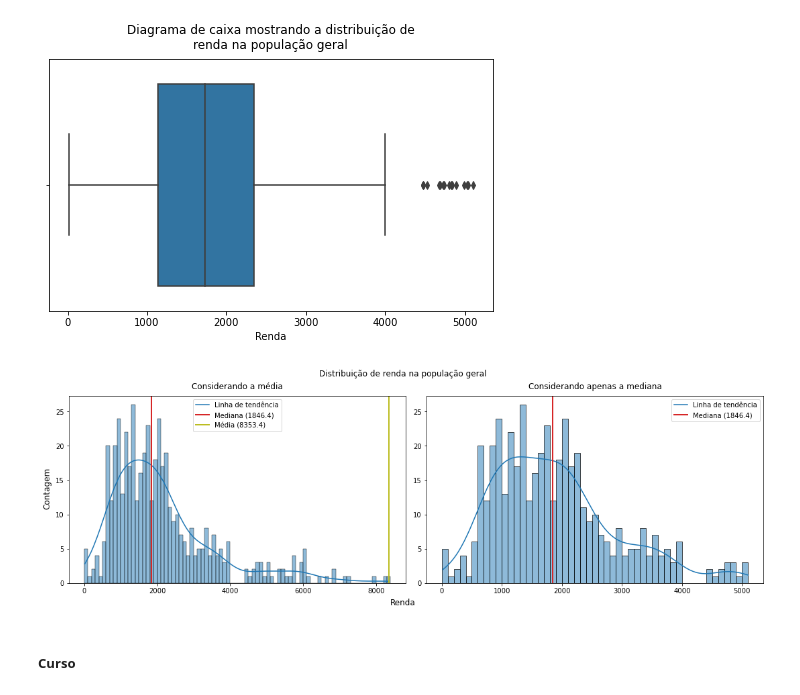
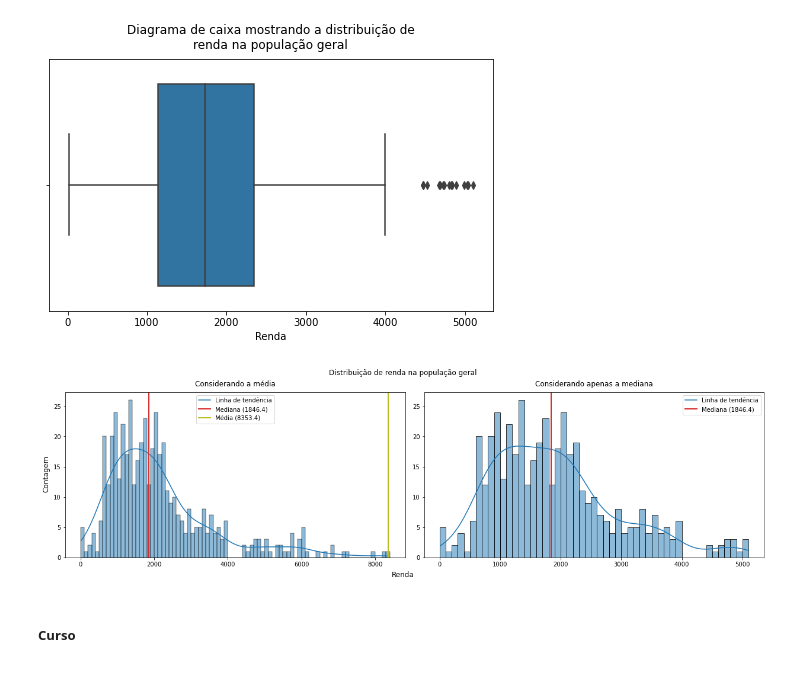
Before and after one commit to jv-porto/computer-aquisition-automation, a Jupyter notebook: projeto.ipynb, the cells around one changed output. Saved outputs shown, nothing was run; the diff lists cells and outputs as text; code cells hidden in the pictures.

```diff
--- a/projeto.ipynb
+++ b/projeto.ipynb
@@ -353,29 +402,29 @@ fig.savefig('imagens/Diagrama de caixa mostrando a distribuição de renda na po
 # %% [output]
 [figure]
 # %%
-fig, axs = plt.subplots(ncols=2, figsize=(15, 5), constrained_layout=True)
+fig, axs = plt.subplots(ncols=2, figsize=(17, 5), constrained_layout=True)
 
 graph_1 = sns.histplot(data['renda'][data['renda'] <= data['renda'].mean()], bins=np.arange(0, data['renda'].mean()+100, 100), kde=True, ax=axs[0])
 graph_1.set(xlabel='', ylabel='')
 graph_1.axvline(data['renda'].quantile(0.5), label='Mediana', color='C3', linewidth=2, linestyle='-')
 graph_1.axvline(data['renda'].mean(), label='Média', color='C8', linewidth=2, linestyle='-')
 graph_1.legend(labels=['Linha de tendência', f'Mediana ({data["renda"].quantile(0.5):.1f})', f'Média ({data["renda"].mean():.1f})'])
 graph_1.set_title('Considerando a média', pad=10)
 
 graph_2 = sns.histplot(data['renda'][renda_filter], bins=np.arange(0, data['renda'][renda_filter].max()+1, 100), kde=True, ax=axs[1])
 graph_2.set(xlabel='', ylabel='')
 graph_2.axvline(data['renda'].quantile(0.5), label='Mediana', color='C3', linewidth=2, linestyle='-')
 graph_2.legend(labels=['Linha de tendência', f'Mediana ({data["renda"].quantile(0.5):.1f})'])
 graph_2.set_title('Considerando apenas a mediana', pad=10)
 
 fig.supxlabel('Renda')
 fig.supylabel('Contagem')
 fig.suptitle('Distribuição de renda na população geral')
 plt.show()
 
 fig.savefig('imagens/Distribuição de renda na população geral.svg')
 # %% [output]
-[figure, old version]
+[figure, new version]
 # %% [markdown]
 ##### **Curso**
 # %%
```
Also changed, not shown: parts of 31 cells of this notebook, 7 other files.
